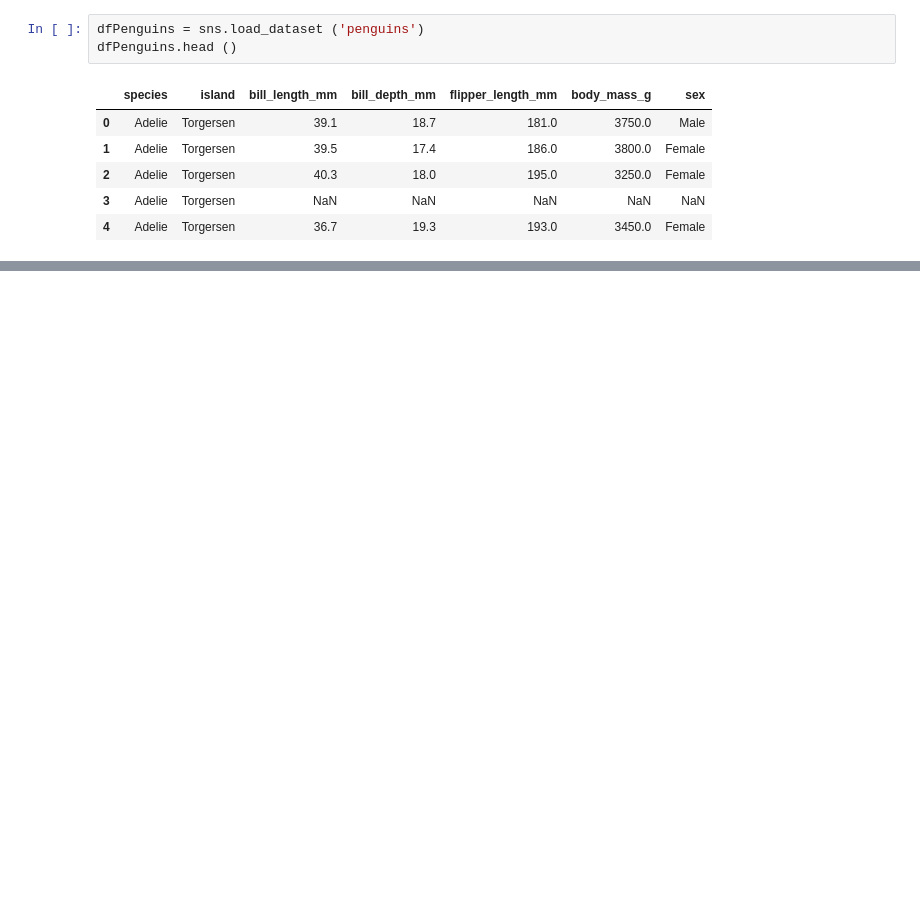
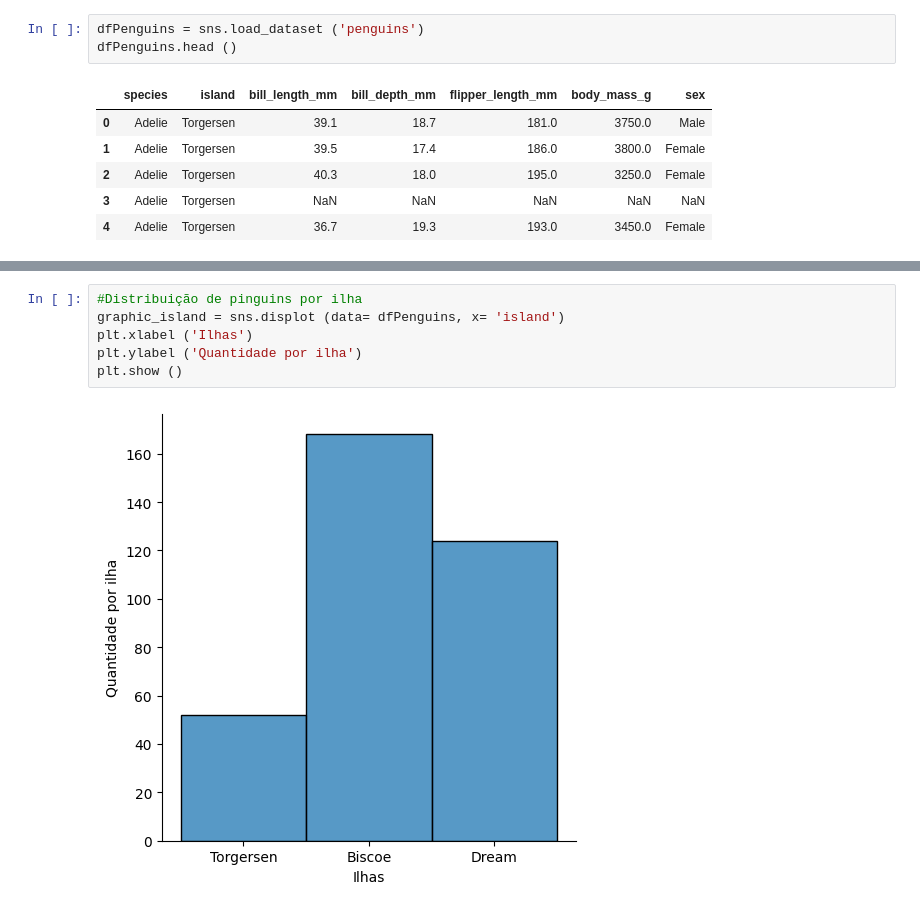
Before and after one commit to V1torCS0/avanti-bootcamp-cdd, a Jupyter notebook: notebooks/exercises/aula03-estatistica-descritiva/Conjunto1-penguins.ipynb, the cells around one changed output, grey strips where cells are left out. Saved outputs shown, nothing was run; the diff lists cells and outputs as text; blank space fills up the shorter version.

```diff
--- a/notebooks/exercises/aula03-estatistica-descritiva/Conjunto1-penguins.ipynb
+++ b/notebooks/exercises/aula03-estatistica-descritiva/Conjunto1-penguins.ipynb
@@ -103,0 +111,8 @@ dfPenguins.describe ()
+# %%
+#Distribuição de pinguins por ilha
+graphic_island = sns.displot (data= dfPenguins, x= 'island')
+plt.xlabel ('Ilhas')
+plt.ylabel ('Quantidade por ilha')
+plt.show ()
+# %% [output]
+[figure, added]
```
Also changed, not shown: parts of 13 cells of this notebook, 3 other files.
